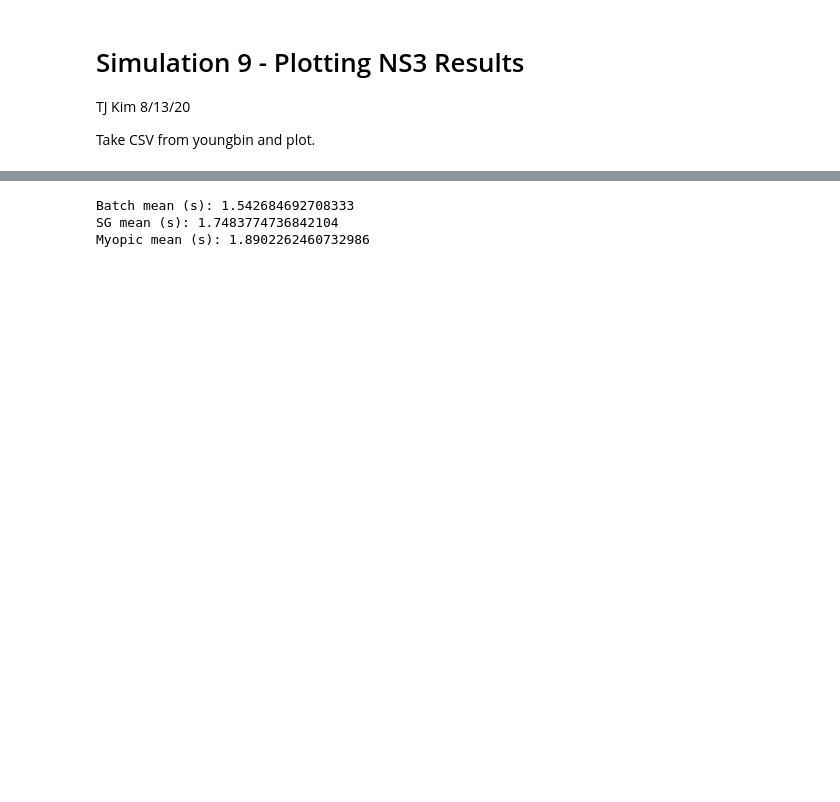
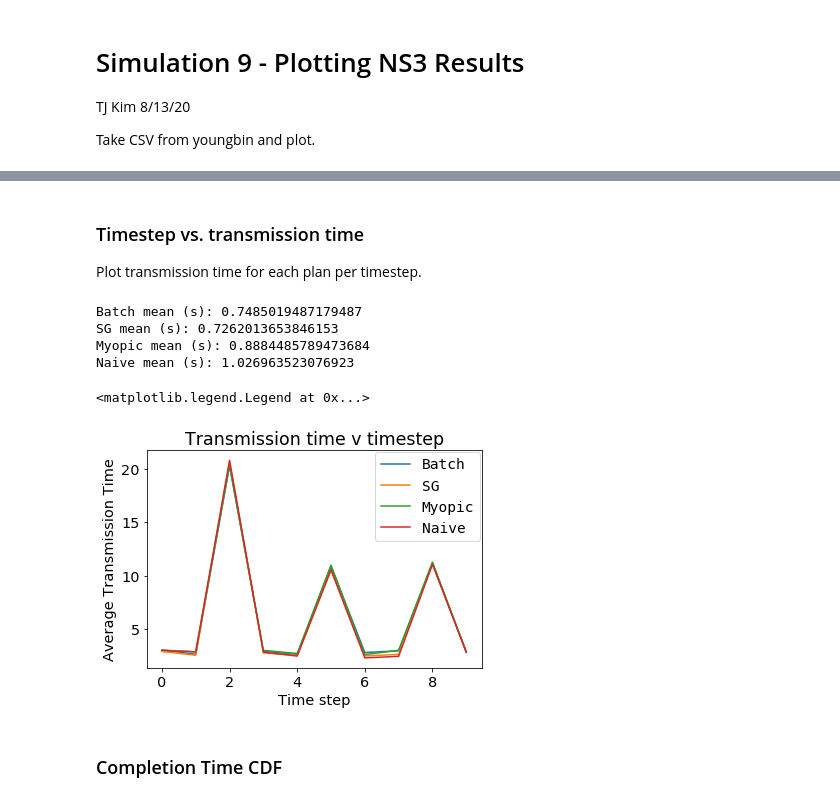
Before and after one commit to tj-kim/MEC_python, a Jupyter notebook: simulations/sim 9 plotting ns3 results.ipynb, the cells around one changed output, grey strips where cells are left out. Cells and saved outputs as stored; diff of their text form; code cells hidden in the pictures; blank space fills up the shorter version.

```diff
--- a/simulations/sim 9 plotting ns3 results.ipynb
+++ b/simulations/sim 9 plotting ns3 results.ipynb
@@ -62,17 +62,69 @@ data
+# %% [markdown]
+### Timestep vs. transmission time
+
+Plot transmission time for each plan per timestep.
 # %%
 # Obtain all the plans transmission time
-batch_seconds = pd.DataFrame.to_numpy(data["Unnamed: 2"])
-SG_seconds = pd.DataFrame.to_numpy(data["Unnamed: 6"])
+batch_seconds = pd.DataFrame.to_numpy(data["Unnamed: 6"])
+SG_seconds = pd.DataFrame.to_numpy(data["Unnamed: 2"])
 Myopic_seconds = pd.DataFrame.to_numpy(data["Unnamed: 10"])
+Naive_seconds = pd.DataFrame.to_numpy(data["Unnamed: 14"])
 
 # Pring All the plan average seconds
-print("Batch mean (s):", np.mean(batch_seconds[batch_seconds<3.5]))
-print("SG mean (s):", np.mean(SG_seconds[SG_seconds<3.5]))
-print("Myopic mean (s):", np.mean(Myopic_seconds[Myopic_seconds<3.5]))
+print("Batch mean (s):", np.mean(batch_seconds[batch_seconds<2]))
+print("SG mean (s):", np.mean(SG_seconds[SG_seconds<2]))
+print("Myopic mean (s):", np.mean(Myopic_seconds[Myopic_seconds<2]))
+print("Naive mean (s):", np.mean(Naive_seconds[Naive_seconds<2]))
+
+# print("Batch mean (s):", np.mean(batch_seconds))
+# print("SG mean (s):", np.mean(SG_seconds))
+# print("Myopic mean (s):", np.mean(Myopic_seconds))
+# print("Naive mean (s):", np.mean(Naive_seconds))
 # %% [output]
-Batch mean (s): 1.542684692708333
-SG mean (s): 1.7483774736842104
-Myopic mean (s): 1.8902262460732986
+Batch mean (s): 0.7485019487179487
+SG mean (s): 0.7262013653846153
+Myopic mean (s): 0.8884485789473684
+Naive mean (s): 1.026963523076923
+# %%
+# Get time steps
+timesteps = pd.DataFrame.to_numpy(data["Plan1"])
+temp_ts = {}
+
+for i in range(10):
+    temp_ts[i] = np.where(timesteps == i)
+# %%
+plans = {}
+plans[0] = []
+plans[1] = []
+plans[2] = []
+plans[3] = []
+
+seconds = {}
+seconds[0] = SG_seconds
+seconds[1] = batch_seconds
+seconds[2] = Myopic_seconds
+seconds[3] = Naive_seconds
+
+for p in range(4):
+    for t in range(10):
+        plans[p] += [np.mean(seconds[p][temp_ts[t]])]
+# %%
+from matplotlib.pyplot import figure
+
+plt.plot(range(10), plans[1], label = 'Batch')
+plt.plot(range(10), plans[0], label = 'SG')
+plt.plot(range(10), plans[2], label = 'Myopic')
+plt.plot(range(10), plans[3], label = 'Naive')
+
+plt.ylabel('Average Transmission Time')
+plt.title('Transmission time v timestep')
+plt.xlabel('Time step')
+plt.legend(borderaxespad=0.1,loc = "upper right",prop={'family': 'DejaVu Sans Mono'})
+# %% [output]
+<matplotlib.legend.Legend at 0x...>
+[figure, added]
+# %% [markdown]
+### Completion Time CDF
 # %%
 # Batch
 b_density = stats.gaussian_kde(batch_seconds)
```
Also changed, not shown: parts of 4 cells of this notebook, 4 other files.
